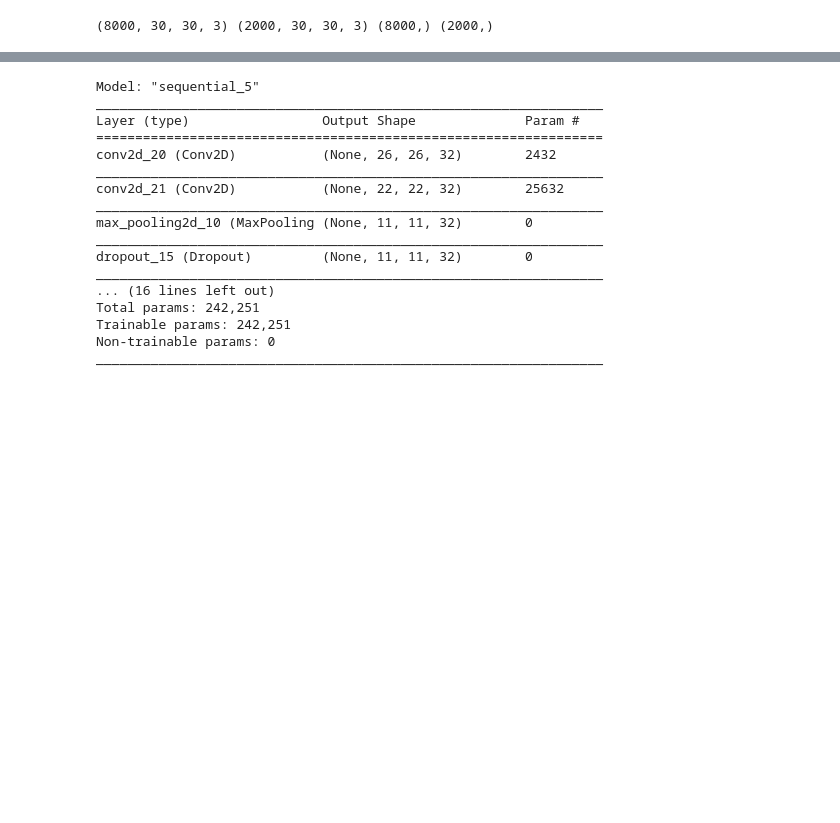
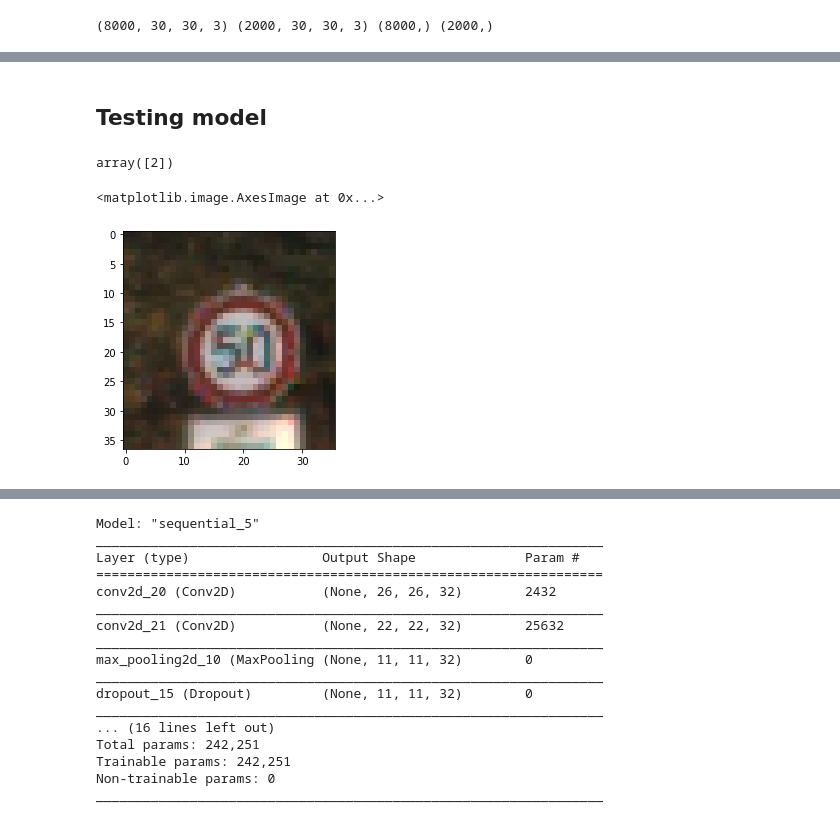
Before and after one commit to Mohamedelkebir/hands-on-2022, a Jupyter notebook: notebooks/reading_images.ipynb, the cells around one changed output, grey strips where cells are left out. Cells and saved outputs as stored; diff of their text form; code cells hidden in the pictures; blank space fills up the shorter version.

Commit message:
Installation of tensorflow and reorganisation of the notebook testing code

```diff
--- a/notebooks/reading_images.ipynb
+++ b/notebooks/reading_images.ipynb
@@ -277,0 +301,2 @@ Epoch 15/15
+# %% [markdown]
+## Testing model
@@ -278,2 +323,17 @@ Epoch 15/15
+# %%
+image_sample = images_df.sample(1)
+
+classify_image(image_sample['path'].values[0],
+               test_model,
+               image_sample.apply(lambda r: (r['Roi.X1'], r['Roi.Y1'], r['Roi.X2'], r['Roi.Y2']),
+                                  axis=1).values[0]
+               )
+# %% [output]
+array([2])
+# %%
+plt.imshow(Image.open(image_sample['path'].values[0]))
+# %% [output]
+<matplotlib.image.AxesImage at 0x...>
+[figure, added]
 # %%
 test_model = load_model('../models/traffic_signs_2021-03-19_13-51-00.h5')
```
Also changed, not shown: parts of 16 cells of this notebook.
